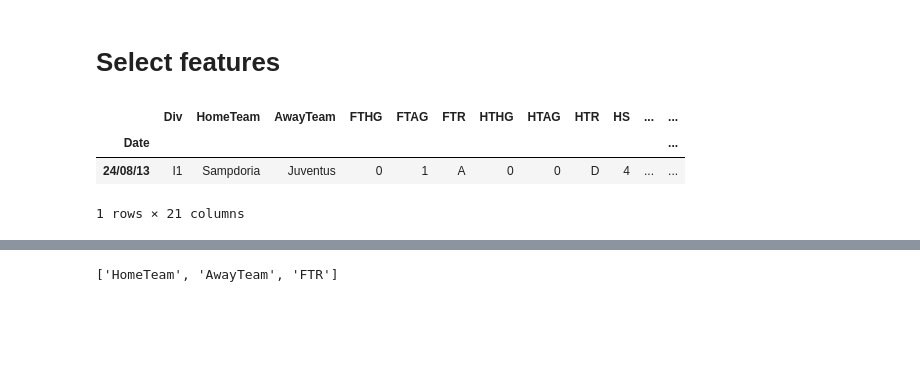
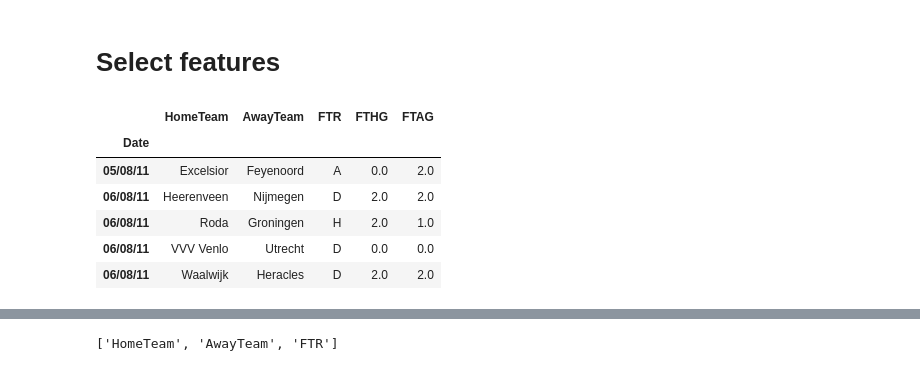
Before and after one commit to BigDataRepublic/Football_match_prediction, a Jupyter notebook: Football prediction.ipynb, the cells around one changed output, grey strips where cells are left out. Cells and saved outputs as stored; diff of their text form; code cells hidden in the pictures; blank space fills up the shorter version.

```diff
--- a/Football prediction.ipynb
+++ b/Football prediction.ipynb
@@ -14,14 +27,17 @@ data.head(1)
 # %% [markdown]
 # Set Index
 # %%
-data = data.set_index('Date')
+all_data = data.set_index('Date')
 # %% [markdown]
 # Select features
-# %%
-data = data[['Div', 'HomeTeam', 'AwayTeam', 'FTHG', 'FTAG', 'FTR', 'HTHG', 'HTAG', 'HTR', 'HS', 'AS', 'HST', 'AST', 'HC', 'AC', 'HF', 'AF', 'HY', 'AY', 'HR', 'AR']]
-data.head(1)
-# %% [output]
-|  | Div | HomeTeam | AwayTeam | FTHG | FTAG | FTR | HTHG | HTAG | HTR | HS | ... | ... |
-| Date |  |  |  |  |  |  |  |  |  |  |  | ... |
-| 24/08/13 | I1 | Sampdoria | Juventus | 0 | 1 | A | 0 | 0 | D | 4 | ... | ... |
-1 rows × 21 columns
+# %%
+data = all_data[['HomeTeam', 'AwayTeam', 'FTR', 'FTHG', 'FTAG']]
+data.head(5)
+# %% [output]
+|  | HomeTeam | AwayTeam | FTR | FTHG | FTAG |
+| Date |  |  |  |  |  |
+| 05/08/11 | Excelsior | Feyenoord | A | 0.0 | 2.0 |
+| 06/08/11 | Heerenveen | Nijmegen | D | 2.0 | 2.0 |
+| 06/08/11 | Roda | Groningen | H | 2.0 | 1.0 |
+| 06/08/11 | VVV Venlo | Utrecht | D | 0.0 | 0.0 |
+| 06/08/11 | Waalwijk | Heracles | D | 2.0 | 2.0 |
```
Also changed, not shown: parts of 48 cells of this notebook, 8 other files.
